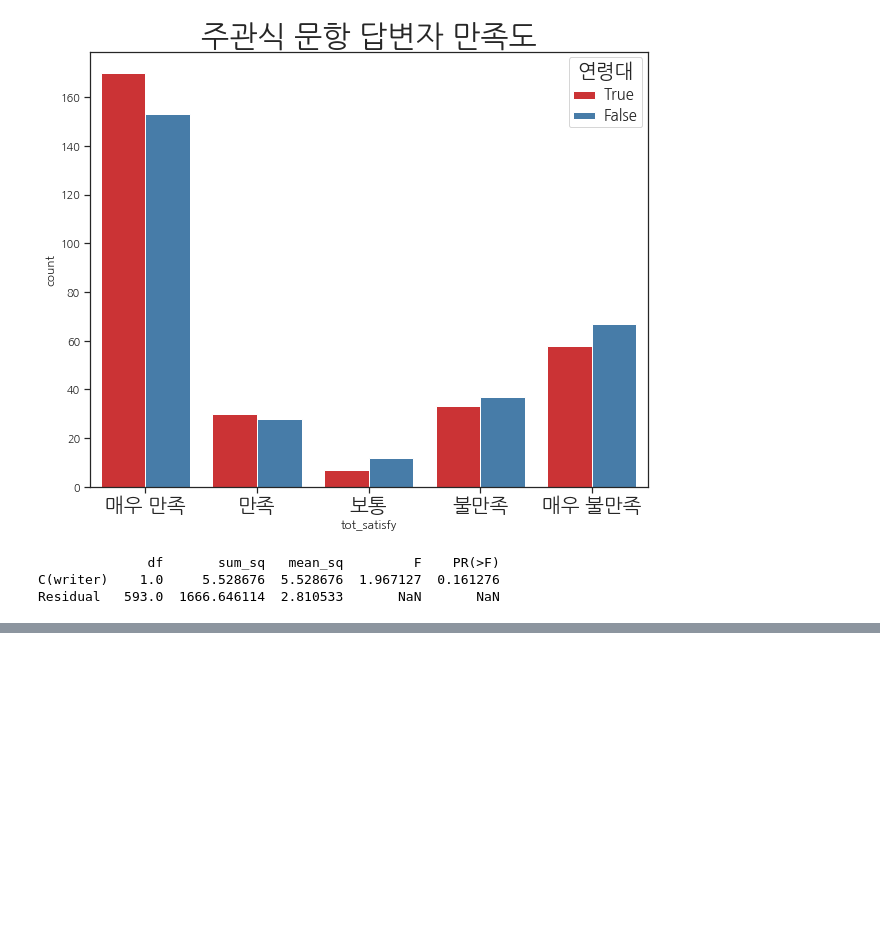
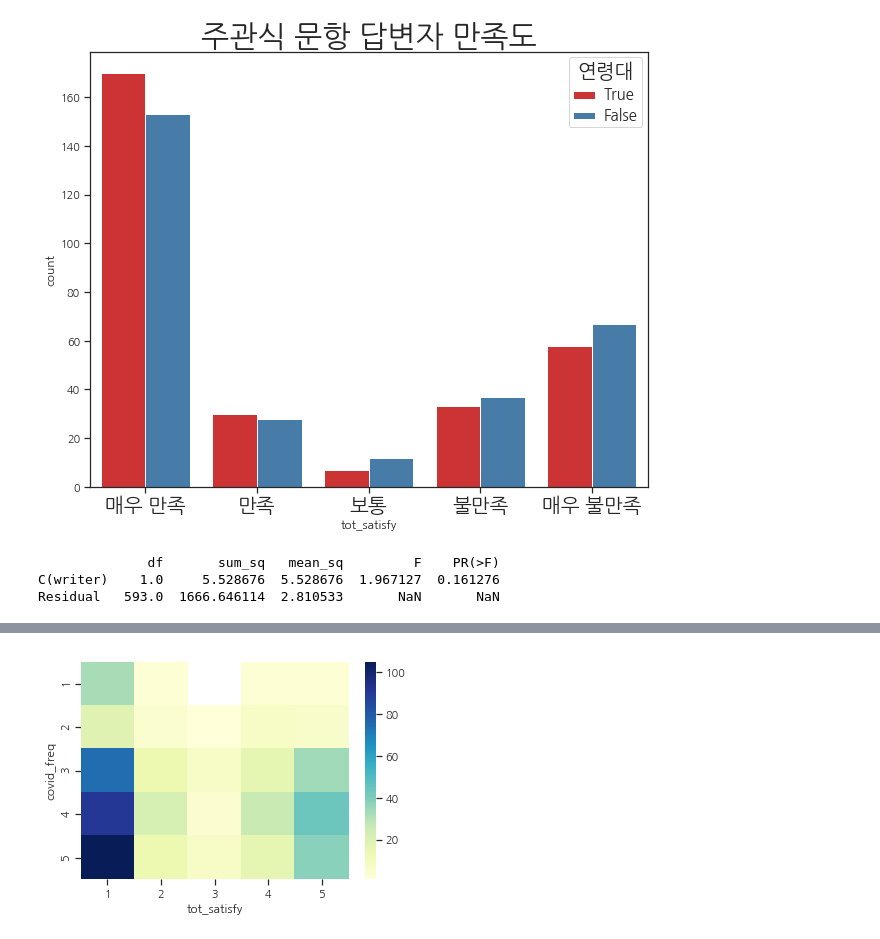
Before and after one commit to fhzh123/topic_example, a Jupyter notebook: EDA_2020_12_15/EDA.ipynb, the cells around one changed output, grey strips where cells are left out. Saved outputs shown, nothing was run; the diff lists cells and outputs as text; code cells hidden in the pictures; blank space fills up the shorter version.

```diff
--- a/EDA_2020_12_15/EDA.ipynb
+++ b/EDA_2020_12_15/EDA.ipynb
@@ -500,0 +507,4 @@ Residual   593.0  1666.646114  2.810533       NaN       NaN
+# %%
+ax = sns.heatmap(answer_dat.groupby(['covid_freq', 'tot_satisfy']).size().unstack(), cmap='YlGnBu')
+# %% [output]
+[figure, added]
```
Also changed, not shown: parts of 13 cells of this notebook, 1 other file.
